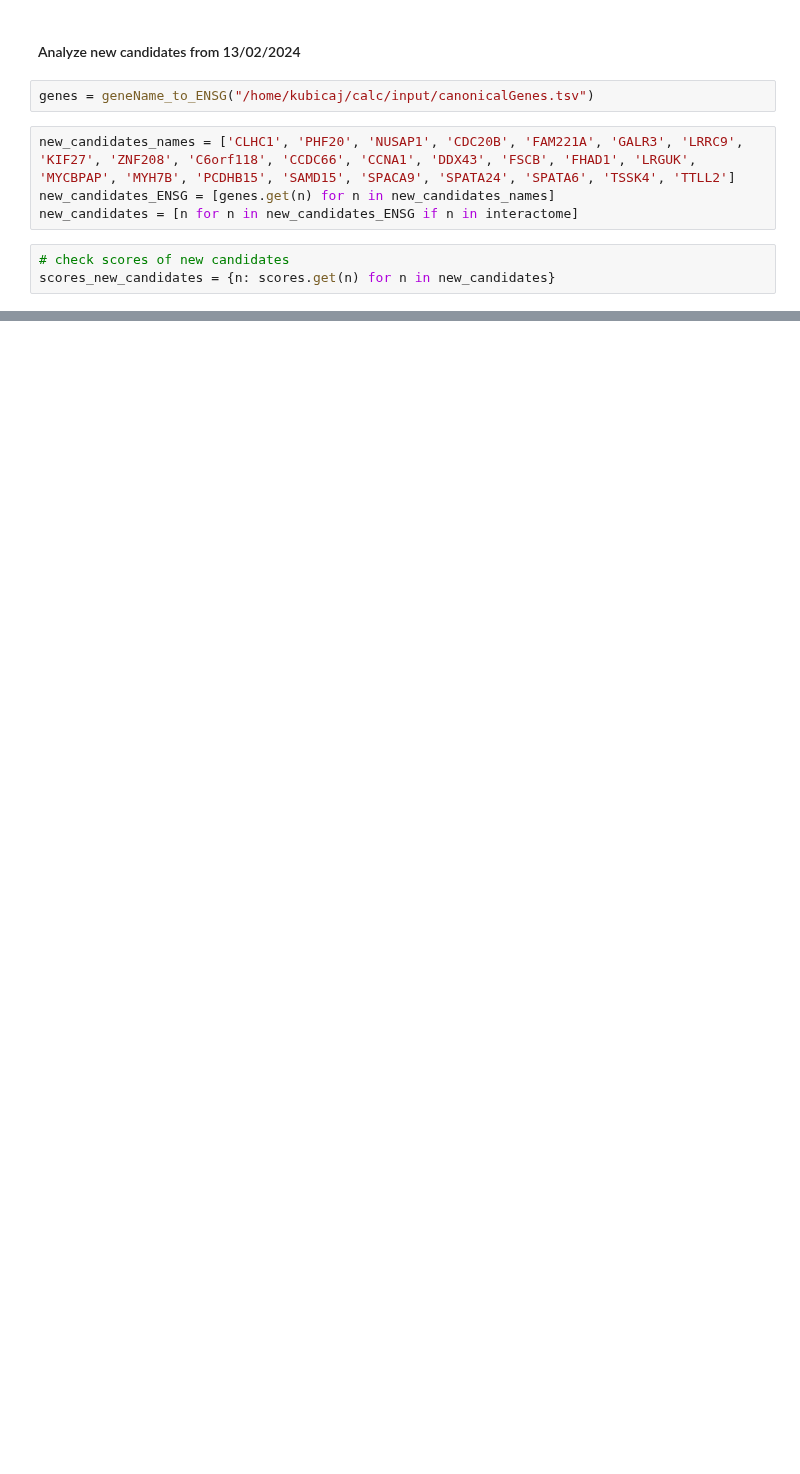
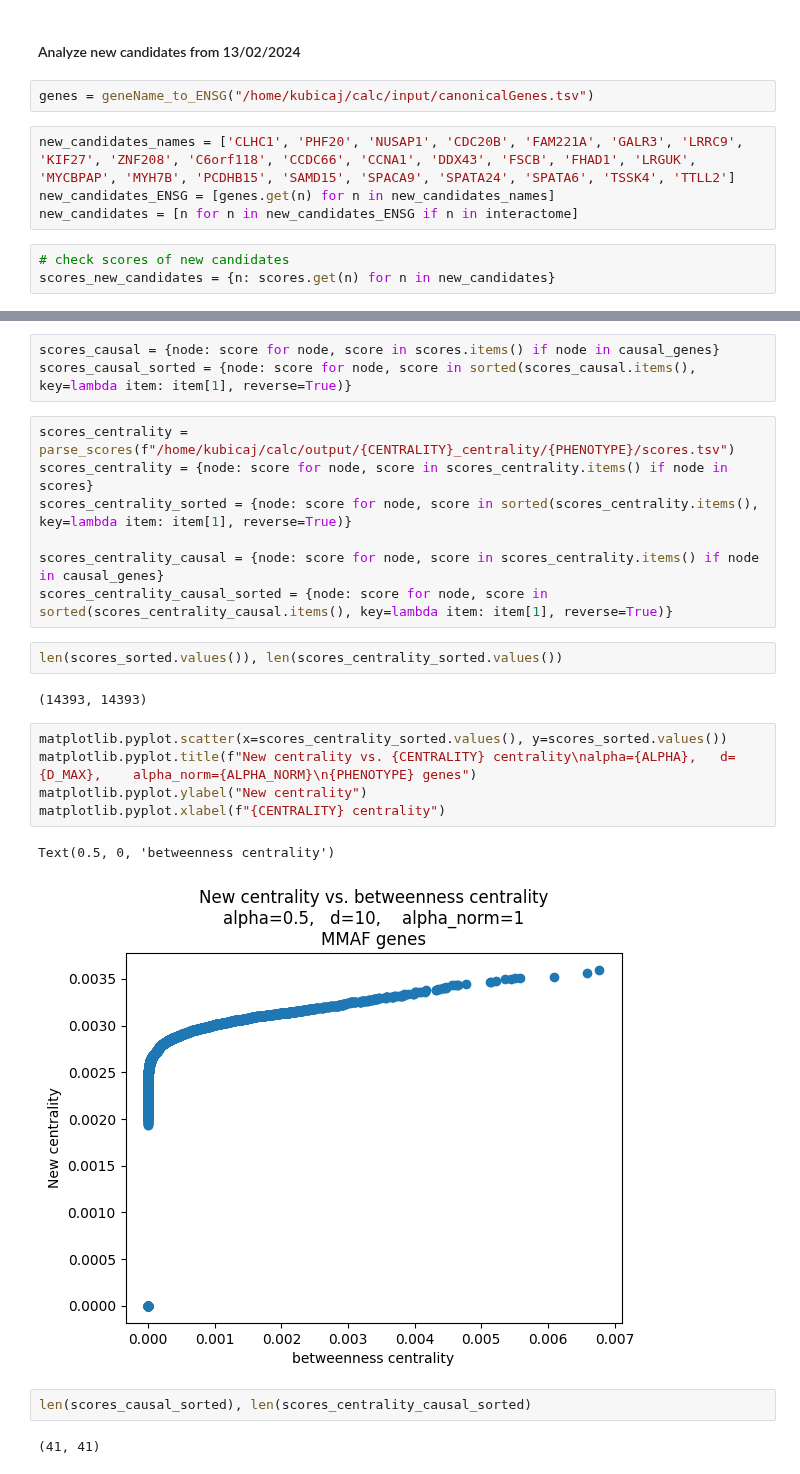
Before and after one commit to jjjk123/grexome-TIMC-Secondary-interactome, a Jupyter notebook: Interactome/jupyter_notebooks/analyze_scores_newCentrality.ipynb, the cells around one changed output, grey strips where cells are left out. Cells and saved outputs as stored; diff of their text form; blank space fills up the shorter version.

```diff
--- a/Interactome/jupyter_notebooks/analyze_scores_newCentrality.ipynb
+++ b/Interactome/jupyter_notebooks/analyze_scores_newCentrality.ipynb
@@ -227,0 +233,26 @@ for canidate, score in scores_new_candidates.items():
+# %%
+scores_causal = {node: score for node, score in scores.items() if node in causal_genes}
+scores_causal_sorted = {node: score for node, score in sorted(scores_causal.items(), key=lambda item: item[1], reverse=True)}
+# %%
+scores_centrality = parse_scores(f"/home/kubicaj/calc/output/{CENTRALITY}_centrality/{PHENOTYPE}/scores.tsv")
+scores_centrality = {node: score for node, score in scores_centrality.items() if node in scores}
+scores_centrality_sorted = {node: score for node, score in sorted(scores_centrality.items(), key=lambda item: item[1], reverse=True)}
+
+scores_centrality_causal = {node: score for node, score in scores_centrality.items() if node in causal_genes}
+scores_centrality_causal_sorted = {node: score for node, score in sorted(scores_centrality_causal.items(), key=lambda item: item[1], reverse=True)}
+# %%
+len(scores_sorted.values()), len(scores_centrality_sorted.values())
+# %% [output]
+(14393, 14393)
+# %%
+matplotlib.pyplot.scatter(x=scores_centrality_sorted.values(), y=scores_sorted.values())
+matplotlib.pyplot.title(f"New centrality vs. {CENTRALITY} centrality\nalpha={ALPHA},   d={D_MAX},    alpha_norm={ALPHA_NORM}\n{PHENOTYPE} genes")
+matplotlib.pyplot.ylabel("New centrality")
+matplotlib.pyplot.xlabel(f"{CENTRALITY} centrality")
+# %% [output]
+Text(0.5, 0, 'betweenness centrality')
+[figure, added]
+# %%
+len(scores_causal_sorted), len(scores_centrality_causal_sorted)
+# %% [output]
+(41, 41)
```
Also changed, not shown: parts of 19 cells of this notebook.
